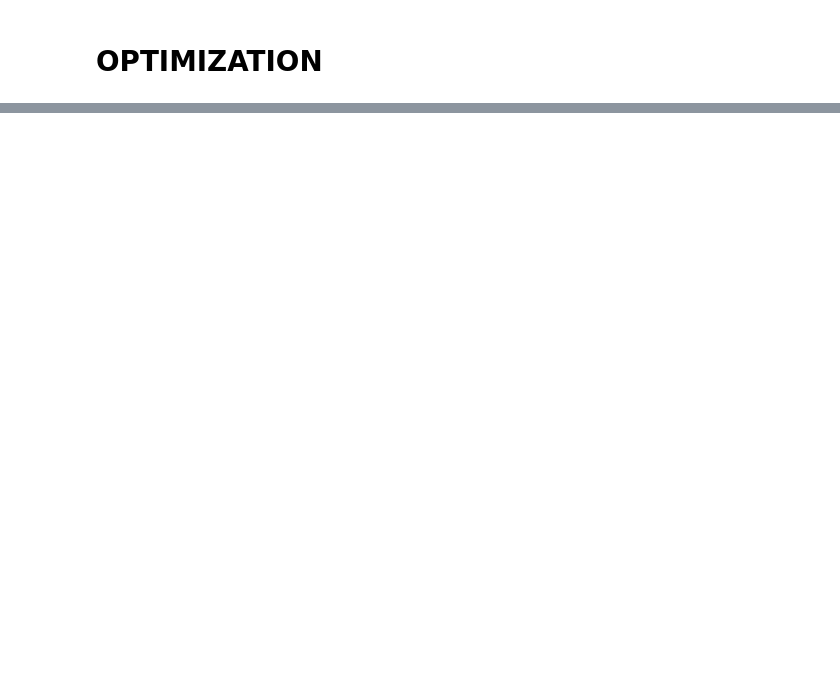
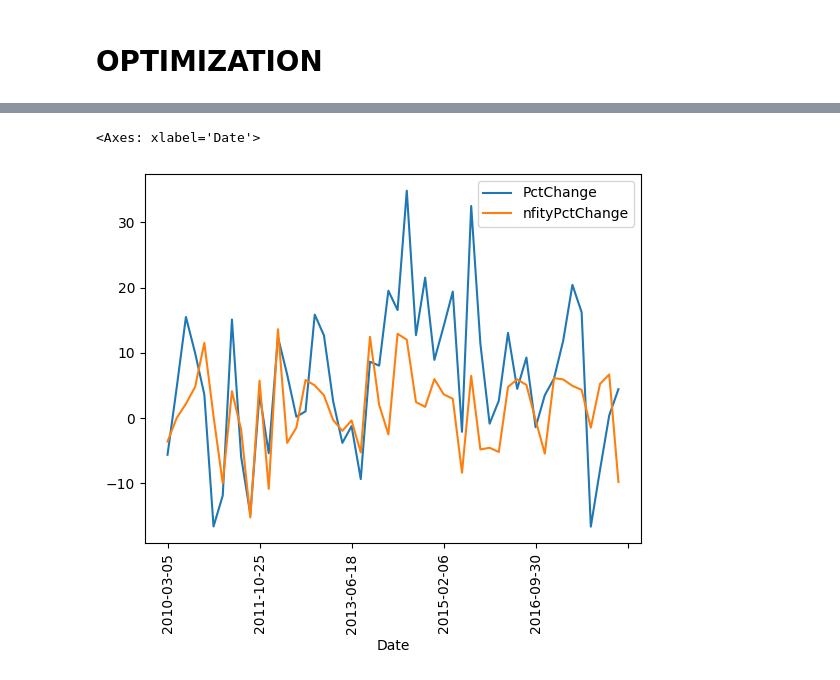
Before and after one commit to sammy429b/GOSMP, a Jupyter notebook: Past_optimizationv2.ipynb, the cells around one changed output, grey strips where cells are left out. Drawn from its saved outputs; the diff is of its cells as text; code cells hidden in the pictures; blank space fills up the shorter version.

```diff
--- a/Past_optimizationv2.ipynb
+++ b/Past_optimizationv2.ipynb
@@ -459,0 +555,2 @@ nfity
+# %%
+dats = pd.concat([portfolio, nfity_portfolio["nfityPctChange"]], axis=1)
@@ -459,0 +577,6 @@ nfity
+# %%
+x = dats.plot(x="Date", y="PctChange", kind="line", rot=90)
+dats.plot(x="Date", y="nfityPctChange",kind="line", ax=x, rot=90)
+# %% [output]
+<Axes: xlabel='Date'>
+[figure, added]
```
Also changed, not shown: parts of 25 cells of this notebook.
